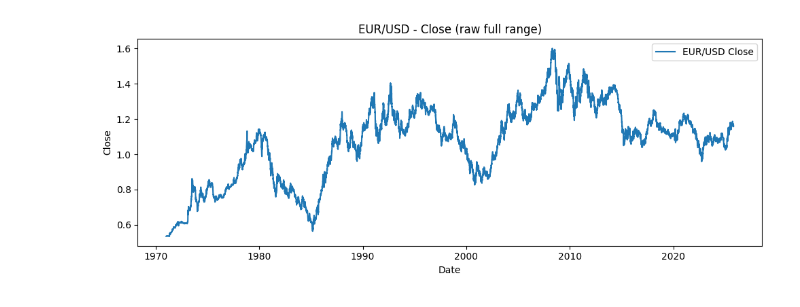
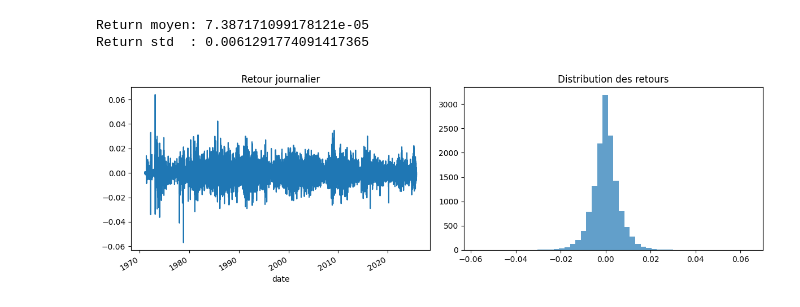
Before and after one commit to martou12/projet-ml-, a Jupyter notebook: notebooks/01_exploration_baseline.ipynb, the cells around one changed output. Cells and saved outputs as stored; diff of their text form; code cells hidden in the pictures.

```diff
--- a/notebooks/01_exploration_baseline.ipynb
+++ b/notebooks/01_exploration_baseline.ipynb
@@ -1,7 +1,24 @@
 # %%
-import sys, pathlib
+import sys, pathlib, importlib
 import matplotlib.pyplot as plt
 
 proj_root = pathlib.Path("..").resolve()
 if str(proj_root) not in sys.path:
     sys.path.insert(0, str(proj_root))
+
+import src.data_loading as dl
+importlib.reload(dl)
+
+df = dl.load_eurusd()
+
+print(df.shape)
+print(df.head())
+
+plt.figure(figsize=(10, 4))
+plt.plot(df["date"], df["close"], label="Close")
+plt.title("EUR/USD - Close")
+plt.xlabel("Date")
+plt.ylabel("Close")
+plt.legend()
+plt.tight_layout()
+plt.show()
@@ -27,12 +34,16 @@ Période: 2015-12-23 → 2025-10-23
 # %%
-plt.figure(figsize=(10,4))
-plt.plot(df_raw["date"], df_raw["close"], label="EUR/USD Close")
-plt.title("EUR/USD - Close (raw full range)")
-plt.xlabel("Date")
-plt.ylabel("Close")
-plt.legend()
+df["ret"] = df["close"].pct_change()
+print("Return moyen:", df["ret"].mean())
+print("Return std  :", df["ret"].std())
+
+fig, axes = plt.subplots(1, 2, figsize=(12, 4))
+df.set_index("date")["ret"].plot(ax=axes[0], title="Retour journalier")
+axes[1].hist(df["ret"].dropna(), bins=50, alpha=0.7)
+axes[1].set_title("Distribution des retours")
 plt.tight_layout()
 plt.show()
 # %% [output]
+Return moyen: 7.387171099178121e-05
+Return std  : 0.0061291774091417365
-[figure, old version]
+[figure, new version]
 # %%
```
Also changed, not shown: parts of 9 cells of this notebook.
